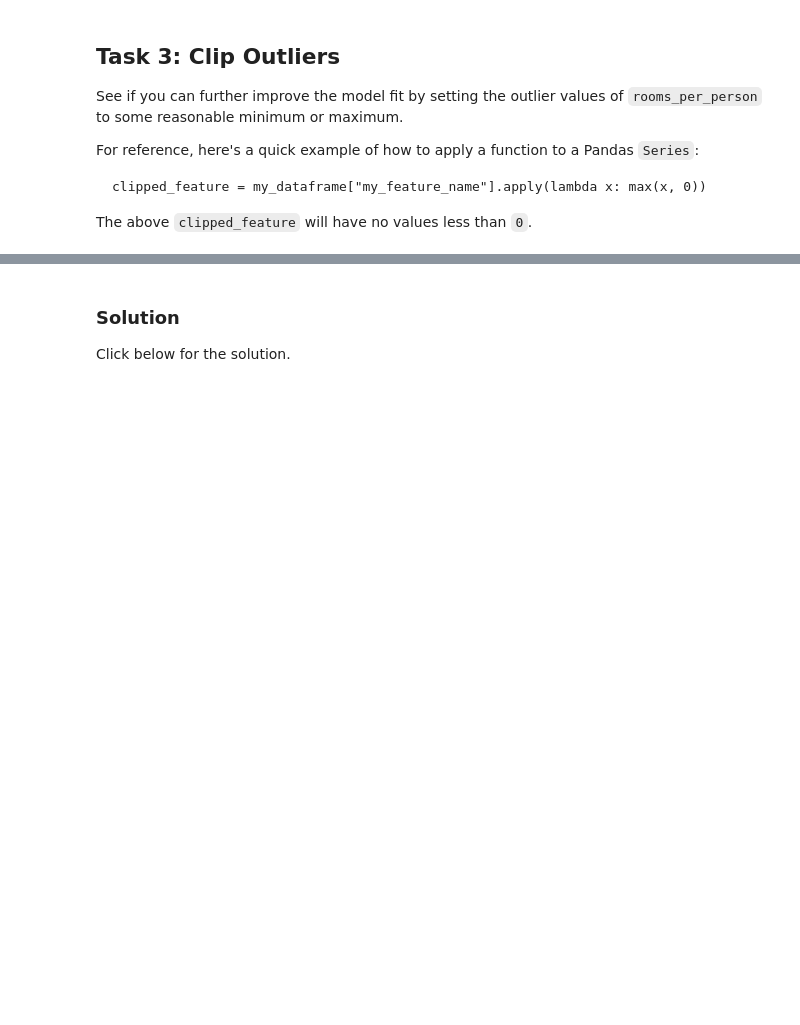
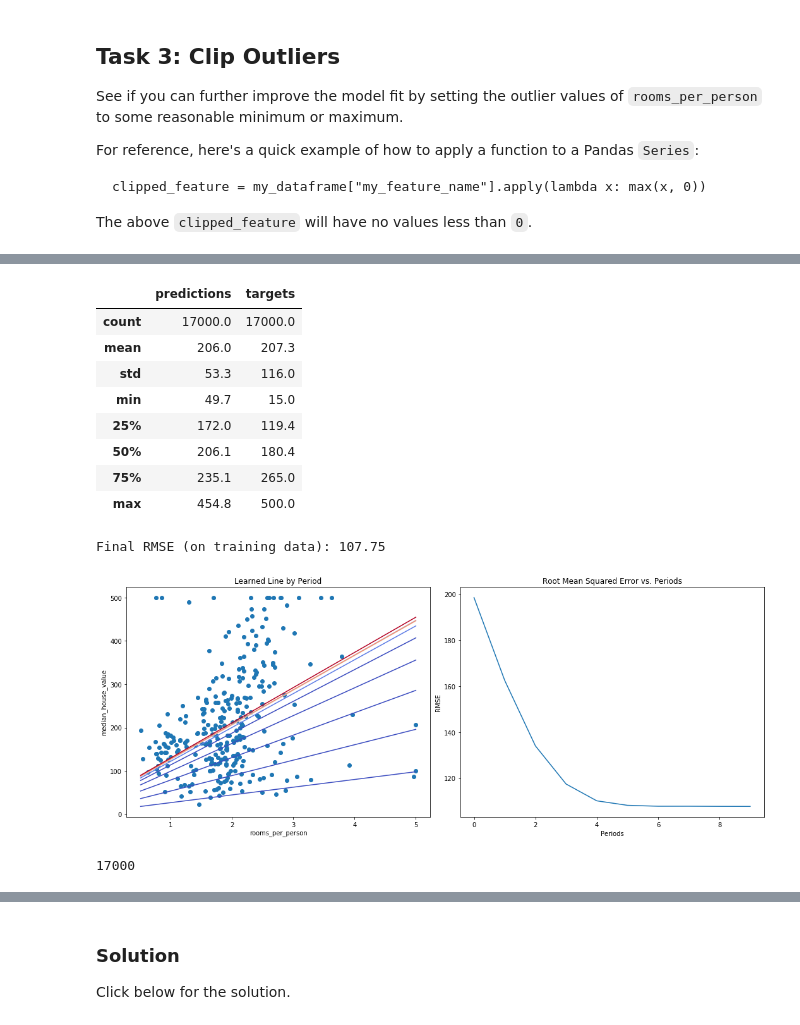
Before and after one commit to sathayas/GoogleMLCrashCourse, a Jupyter notebook: exercises/synthetic_features_and_outliers.ipynb, the cells around one changed output, grey strips where cells are left out. Drawn from its saved outputs; the diff is of its cells as text; code cells hidden in the pictures; blank space fills up the shorter version.

```diff
--- a/exercises/synthetic_features_and_outliers.ipynb
+++ b/exercises/synthetic_features_and_outliers.ipynb
@@ -367,0 +397,8 @@ The above `clipped_feature` will have no values less than `0`.
+# %%
+calibration_data = train_model(
+    learning_rate=0.02,
+    steps=2000,
+    batch_size=5,
+    input_feature="rooms_per_person"
+)
+# %% [output]
@@ -367,0 +422,15 @@ The above `clipped_feature` will have no values less than `0`.
+|  | predictions | targets |
+| count | 17000.0 | 17000.0 |
+| mean | 206.0 | 207.3 |
+| std | 53.3 | 116.0 |
+| min | 49.7 | 15.0 |
+| 25% | 172.0 | 119.4 |
+| 50% | 206.1 | 180.4 |
+| 75% | 235.1 | 265.0 |
+| max | 454.8 | 500.0 |
+Final RMSE (on training data): 107.75
+[figure, added]
+# %%
+len(calibration_data)
+# %% [output]
+17000
```
Also changed, not shown: parts of 11 cells of this notebook.
